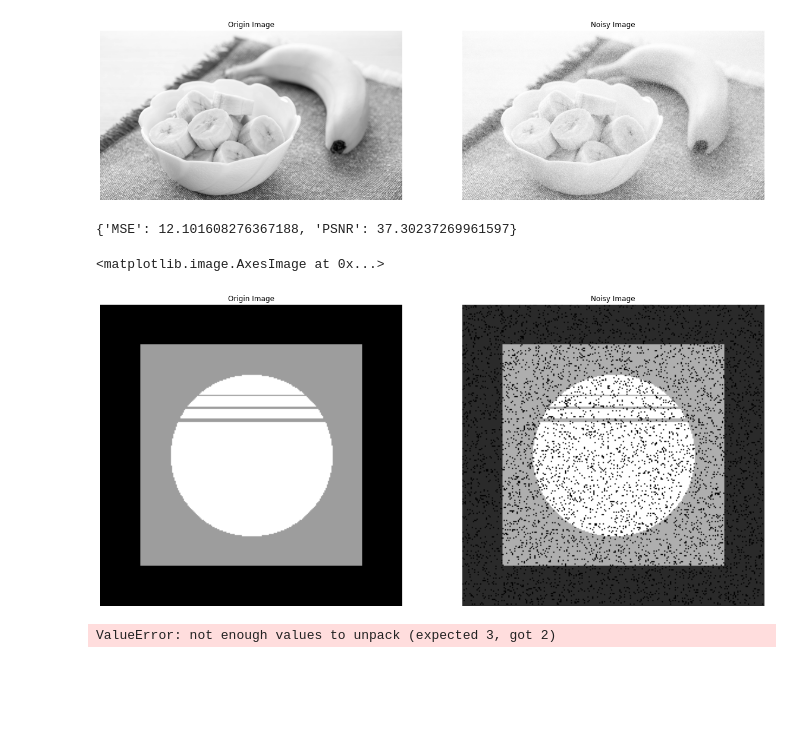
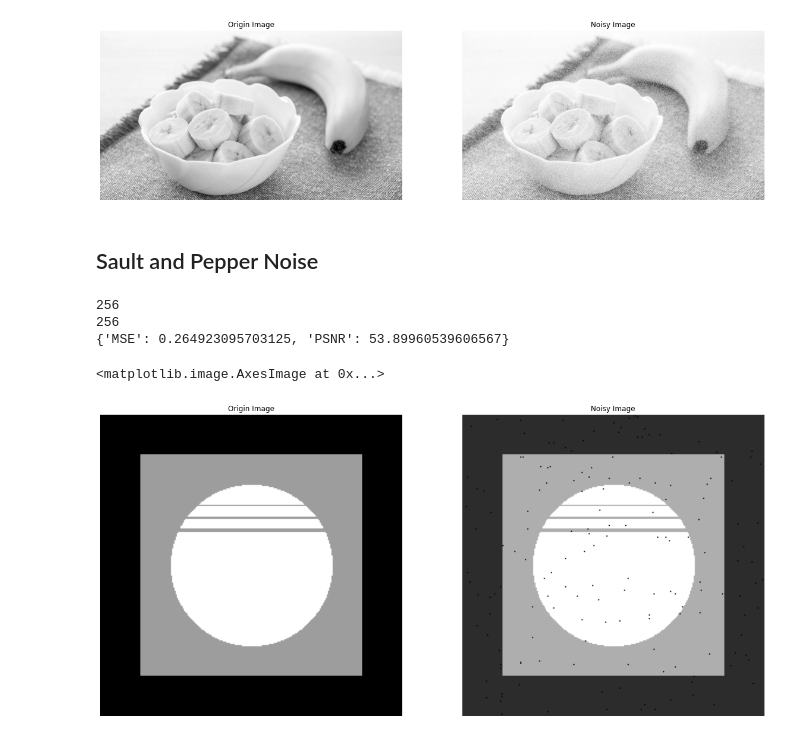
Before and after one commit to alonet14/image_processing, a Jupyter notebook: add_noise.ipynb, the cells around one changed output. Saved outputs shown, nothing was run; the diff lists cells and outputs as text; code cells hidden in the pictures; blank space fills up the shorter version.

```diff
--- a/add_noise.ipynb
+++ b/add_noise.ipynb
@@ -23,9 +23,10 @@ class Noise(metaclass = abc.ABCMeta):
         pass
 
     def add_noise(self) ->np.array:
-        noise_gen = self.noise()
+        noise_gen = self.noise().astype('uint8')
         origin_image = self.get_matrix_image()
         noisy_image = cv2.add(origin_image,noise_gen)
+        print(origin_image.shape)
         cv2.normalize(noisy_image, noisy_image, 0, 255, cv2.NORM_MINMAX, dtype=-1)
         return noisy_image
 
@@ -68,26 +69,29 @@ class ExponentialNoise(Noise):
 class SaltAndPeperNoise(Noise):
     def __init__(self,
                  filepath: Path,
-                 s_vs_p = 0.5,
-                 amount = 0.004):
+                 Ps = 0.5,
+                 P = 0.004):
         super().__init__(filepath)
-        self.s_vs_p = s_vs_p
-        self.amount = amount
+        self.Ps = Ps
+        self.P = P
 
     def noise(self)->np.array:
         image = self.get_matrix_image()
-        # row,col,ch = image.shape
 
         out = np.copy(image)
 
         # Salt mode
-        num_salt = np.ceil(self.amount * image.size * self.s_vs_p)
+        num_salt = np.ceil(self.P * image.size * self.Ps)
         coords = [np.random.randint(0, i - 1, int(num_salt))
                 for i in image.shape]
+
+        # print(np.asarray(coords).shape)
+
         out[tuple(coords)] = 1
 
+
         # Pepper mode
-        num_pepper = np.ceil(self.amount* image.size * (1. - self.s_vs_p))
+        num_pepper = np.ceil(self.P* image.size * (self.P - self.Ps))
         coords = [np.random.randint(0, i - 1, int(num_pepper))
                 for i in image.shape]
 
@@ -98,13 +102,12 @@ class UniformNoise(Noise):
     def __init__(self,
                  filepath:Path,
                  a = 0.0,
-                 b = 1.0):
+                 b = 2.0):
         super().__init__(filepath=filepath)
         self.a = a
         self.b = b
 
     def noise(self)->np.array:
         image = self.get_matrix_image()
-        row, col, ch = image.shape
-        uniform_gen = Generator.uniform(self.a, self.b, (row, col, ch))
+        uniform_gen = np.random.default_rng().uniform(self.a, self.b, image.shape)
         return np.asarray(uniform_gen)
@@ -149,35 +147,31 @@ plt.imshow(image_gauss_noise, cmap='gray')
 {'MSE': 34.48921364118202, 'PSNR': 32.753970683616004}
 <matplotlib.image.AxesImage at 0x...>
 [figure]
+# %% [markdown]
+## Sault and Pepper Noise
 # %%
 # from add_noise import SaltAndPeperNoise
 file_name = prefix / 'pattern2.png'
 image = cv2.imread(str(file_name), cv2.IMREAD_GRAYSCALE)
 
-saltAndPeperNoise = SaltAndPeperNoise(str(file_name), s_vs_p=1, amount=0.1)
+saltAndPeperNoise = SaltAndPeperNoise(str(file_name), Ps=0.04, P=0.05)
 image_snp_noise = saltAndPeperNoise.noise()
 
 metric_snp = metric(image, image_snp_noise)
-
 print(metric_snp)
 
 plt.figure(figsize=(20, 12))
 plt.subplot(121)
 plt.title("Origin Image")
 plt.axis('off')
 plt.imshow(image, cmap='gray')
 plt.subplot(122)
 plt.title("Noisy Image")
 plt.axis('off')
 plt.imshow(image_snp_noise, cmap='gray')
 # %% [output]
-{'MSE': 12.101608276367188, 'PSNR': 37.30237269961597}
+256
+256
+{'MSE': 0.264923095703125, 'PSNR': 53.89960539606567}
 <matplotlib.image.AxesImage at 0x...>
-[figure, old version]
+[figure, new version]
-# %%
-from add_noise import UniformNoise
-uni_noise = UniformNoise(filepath=file_name)
-noise_image = image+uni_noise.noise()
-plt.imshow(noise_image)
-# %% [output]
-ValueError: not enough values to unpack (expected 3, got 2)
```
Also changed, not shown: parts of 7 cells of this notebook, 2 other files.
